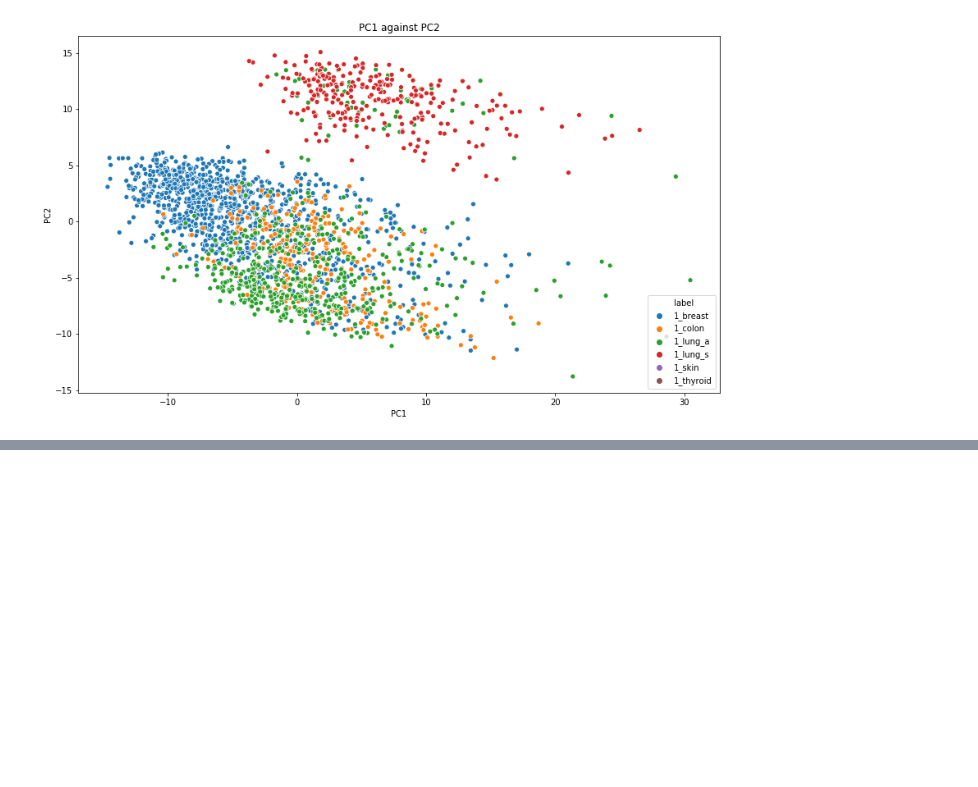
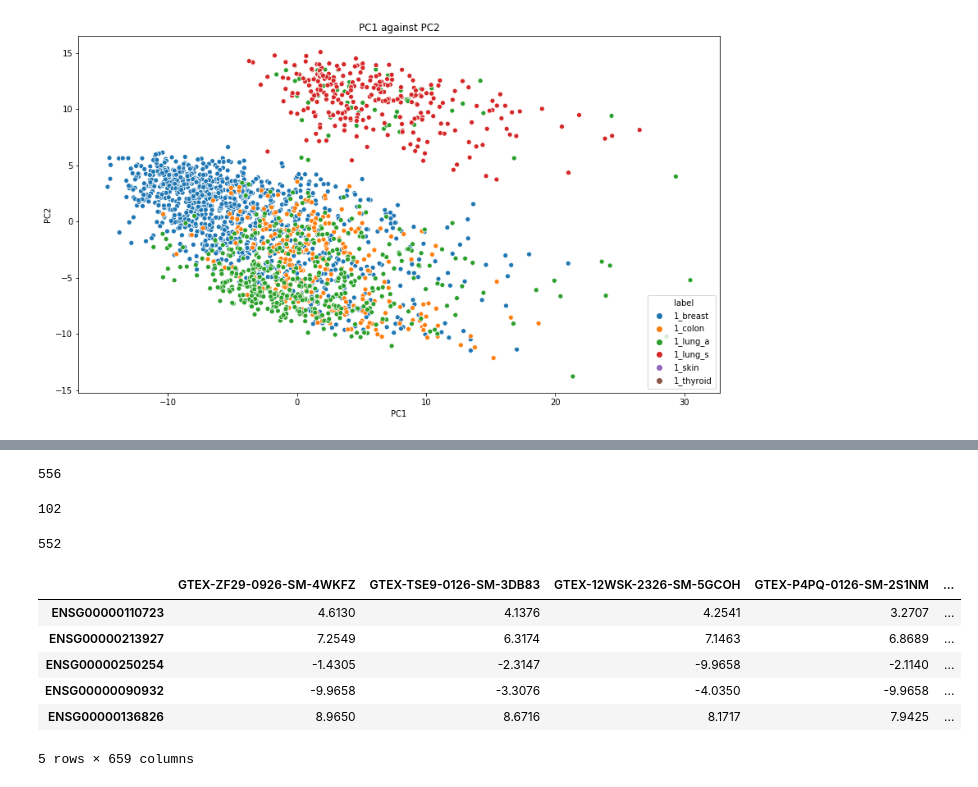
Before and after one commit to mikesamir/oncological_gene_expression_analysis, a Jupyter notebook: Lu/2_Model_Evaluation_Testing_Lu.ipynb, the cells around one changed output, grey strips where cells are left out. Drawn from its saved outputs; the diff is of its cells as text; code cells hidden in the pictures; blank space fills up the shorter version.

Commit message:
Add chunk splitter and some WIP code.

```diff
--- a/Lu/2_Model_Evaluation_Testing_Lu.ipynb
+++ b/Lu/2_Model_Evaluation_Testing_Lu.ipynb
@@ -420,0 +452,3 @@ ValueError: shapes (19663,19663) and (2982,19663) not aligned: 19663 (dim 1) !=
+# %%
+cols = skin.index.tolist()
+cols
@@ -420,0 +475,8 @@ ValueError: shapes (19663,19663) and (2982,19663) not aligned: 19663 (dim 1) !=
+# %%
+bla.iloc[0,0]
+# %% [output]
+556
+# %%
+bla.iloc[1,0]
+# %% [output]
+102
@@ -420,0 +489,4 @@ ValueError: shapes (19663,19663) and (2982,19663) not aligned: 19663 (dim 1) !=
+# %%
+len(cols_gtex)
+# %% [output]
+552
@@ -420,0 +513,35 @@ ValueError: shapes (19663,19663) and (2982,19663) not aligned: 19663 (dim 1) !=
+# %%
+def cancer_filter(cancer_result_path, cancer_chunk_path, cancer):
+    df_cancer = pd.read_csv(cancer_result_path, index_col=0).head(7)
+    cols = df_cancer.index.tolist()
+
+    chunk_cancer = pd.read_csv(cancer_chunk_path, index_col=0)
+    #chunk_cancer.columns = [(re.sub('\.\d+', '', gene)) for gene in chunk_cancer.columns]
+
+    cancer_filter = chunk_cancer[cols]
+    cancer_filter = cancer_filter.T
+    cancer_filter["cancer"] = cancer
+
+    #print(cancer_filter)
+    #print(type(cancer_filter))
+
+    return cancer_filter
+# %%
+skin = cancer_filter(skin_cancer_result, skin_cancer_chunk, "skin")
+breast = cancer_filter(breast_cancer_result, breast_cancer_chunk, "breast")
+thyr = cancer_filter(thyr_cancer_result, thyr_cancer_chunk, "thyr")
+colon = cancer_filter(colon_cancer_result, colon_cancer_chunk, "colon")
+lungA = cancer_filter(lungA_cancer_result, lungA_cancer_chunk, "lungA")
+lungS = cancer_filter(lungS_cancer_result, lungS_cancer_chunk, "lungS")
+# %%
+df_final = skin.append([breast, thyr, colon, lungA, lungS])
+# %%
+skin.head()
+# %% [output]
+|  | GTEX-ZF29-0926-SM-4WKFZ | GTEX-TSE9-0126-SM-3DB83 | GTEX-12WSK-2326-SM-5GCOH | GTEX-P4PQ-0126-SM-2S1NM | ... |
+| ENSG00000110723 | 4.6130 | 4.1376 | 4.2541 | 3.2707 | ... |
+| ENSG00000213927 | 7.2549 | 6.3174 | 7.1463 | 6.8689 | ... |
+| ENSG00000250254 | -1.4305 | -2.3147 | -9.9658 | -2.1140 | ... |
+| ENSG00000090932 | -9.9658 | -3.3076 | -4.0350 | -9.9658 | ... |
+| ENSG00000136826 | 8.9650 | 8.6716 | 8.1717 | 7.9425 | ... |
+5 rows × 659 columns
```
Also changed, not shown: parts of 22 cells of this notebook, 3 other files.
